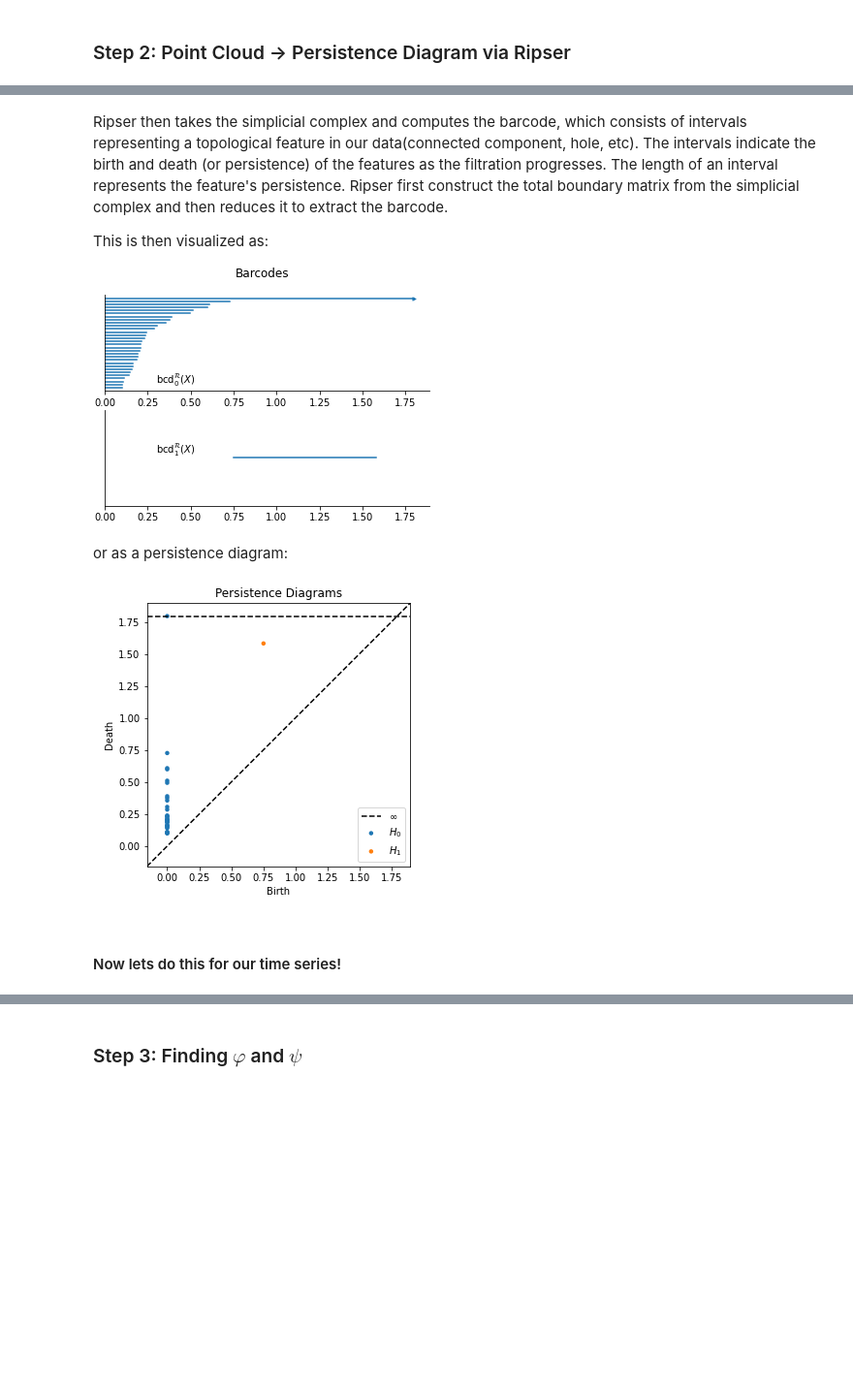
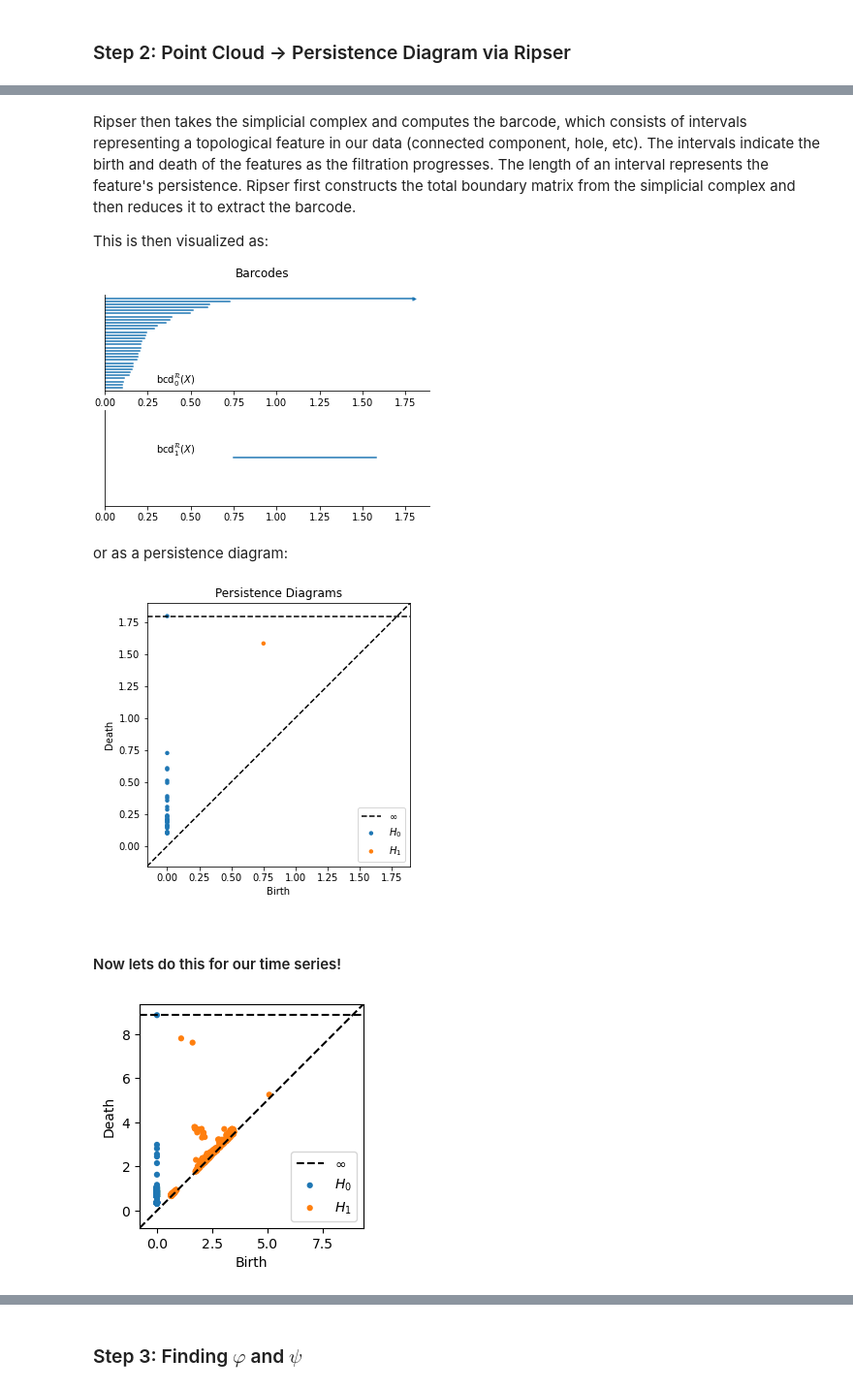
Before and after one commit to smart040/TTSA-Project1-PERCUP, a Jupyter notebook: PerCup_JyP_essay.ipynb, the cells around one changed output, grey strips where cells are left out. Shown: that part at 97% size. Saved outputs shown, nothing was run; the diff lists cells and outputs as text; code cells hidden in the pictures; blank space fills up the shorter version.

```diff
--- a/PerCup_JyP_essay.ipynb
+++ b/PerCup_JyP_essay.ipynb
@@ -151,7 +153,7 @@ prominent_peaks
 [739.8321995464853, 519.8820861678005, 529.8798185941043, 509.8843537414967]
 # %%
 def tau_sum(tau): #tau is x in the equation above
-    '''Computes sum for prominent peaks'''
+    '''Computes sum for prominent peaks given a value tau'''
     tau_sum = 0
     for i in range(len(prominent_peaks)):
         for j in range(i):
@@ -213,7 +215,11 @@ def SW_cloud(f, tau, d, n_data):
 
         return SW
 # %%
-SW_f = SW_cloud(f, best_tau, d, 1000) #point cloud for our time series!
+f = np.array([real_time / 100000000, audio_data / 100000000])
+d = d
+tau = best_tau / 100000000
+n_data = 1000
+SW_f = SW_cloud(f, tau, d, n_data)
 # %% [markdown]
 ### Step 2: Point Cloud &#8594; Persistence Diagram via Ripser
 # %% [markdown]
@@ -226,6 +234,6 @@ First we need to compute a Rips filtration on the point cloud:
 We continue increasing $\alpha$ until all points in our cloud are connected. As $\alpha$ increases, simplices of higher dimension are created such as triangles and tetrahedra. Once everything is connected, we're left with a simplicial complex!
 # %% [markdown]
-Ripser then takes the simplicial complex and computes the barcode, which consists of intervals representing a topological feature in our data(connected component, hole, etc). The intervals indicate the birth and death (or persistence) of the features as the filtration progresses. The length of an interval represents the feature's persistence. Ripser first construct the total boundary matrix from the simplicial complex and then reduces it to extract the barcode.
+Ripser then takes the simplicial complex and computes the barcode, which consists of intervals representing a topological feature in our data (connected component, hole, etc). The intervals indicate the birth and death of the features as the filtration progresses. The length of an interval represents the feature's persistence. Ripser first constructs the total boundary matrix from the simplicial complex and then reduces it to extract the barcode.
 
 This is then visualized as:
 
@@ -245 +252,9 @@ dgm1 = diagrams[1]
+# %%
+plt.figure(figsize = (12,3))
+plt.subplot(1,3,1)
+plot_diagrams(diagrams)
+x_left, x_right = plt.xlim()
+y_left, y_right = plt.ylim()
+# %% [output]
+[figure, added]
 # %% [markdown]
```
Also changed, not shown: parts of 43 cells of this notebook.
